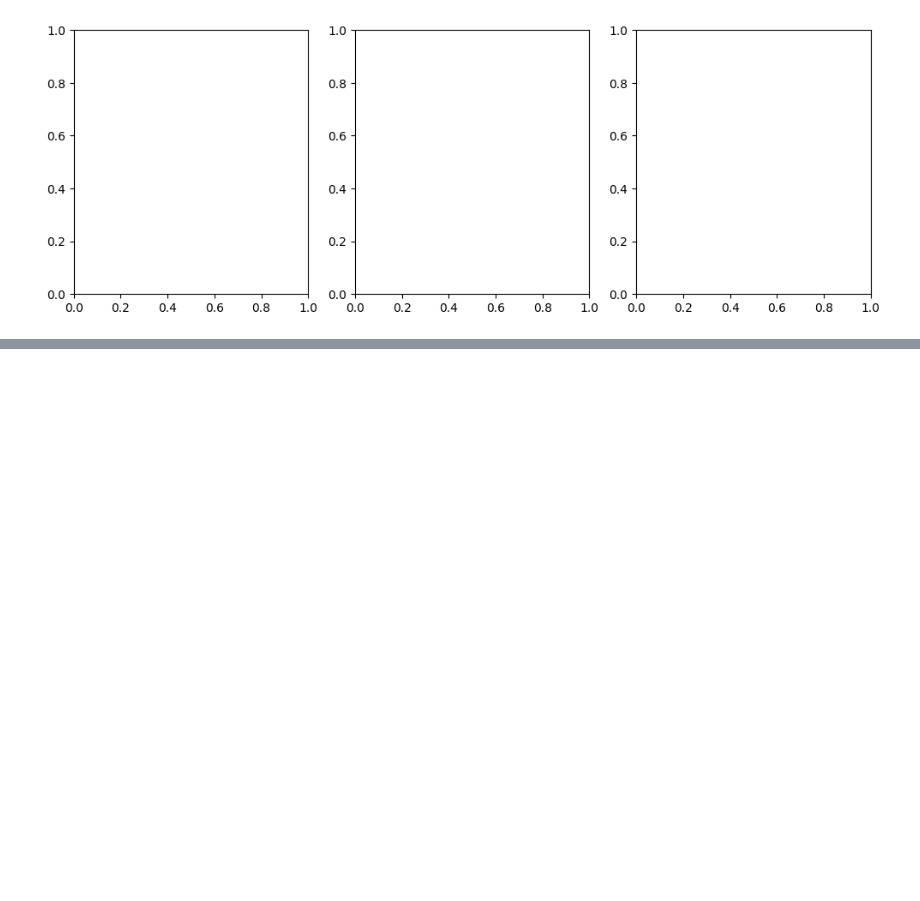
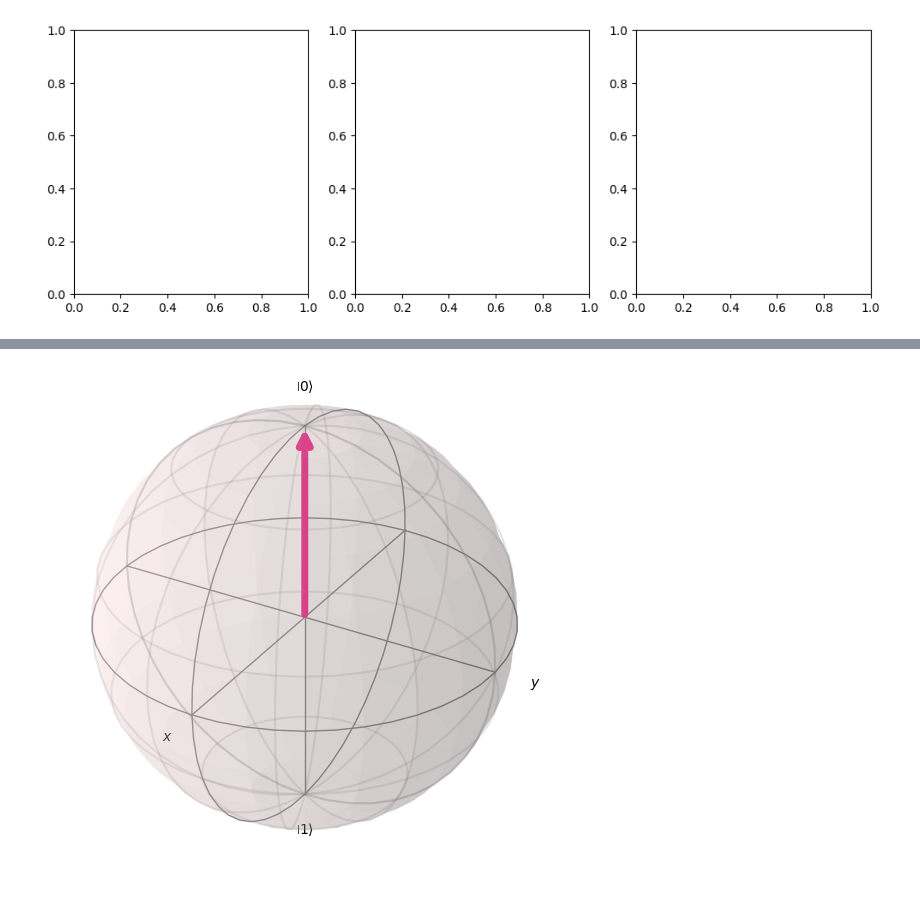
Before and after one commit to retiangson/MSE800_PSE, a Jupyter notebook: Quantum_Computing/Bloch_Sphere.ipynb, the cells around one changed output, grey strips where cells are left out. Cells and saved outputs as stored; diff of their text form; code cells hidden in the pictures; blank space fills up the shorter version.

```diff
--- a/Quantum_Computing/Bloch_Sphere.ipynb
+++ b/Quantum_Computing/Bloch_Sphere.ipynb
@@ -74,0 +171,10 @@ AttributeError: Line2D.set() got an unexpected keyword argument 'zs'
+# %%
+import numpy as np
+from qiskit.visualization import plot_bloch_vector
+
+# You can use spherical coordinates instead of cartesian.
+
+plot_bloch_vector([1, 0, -0], coord_type='spherical')
+#plot_bloch_vector([1, np.pi/2, 0], coord_type='spherical')
+# %% [output]
+[figure, added]
```
Also changed, not shown: parts of 3 cells of this notebook, 24 other files.
